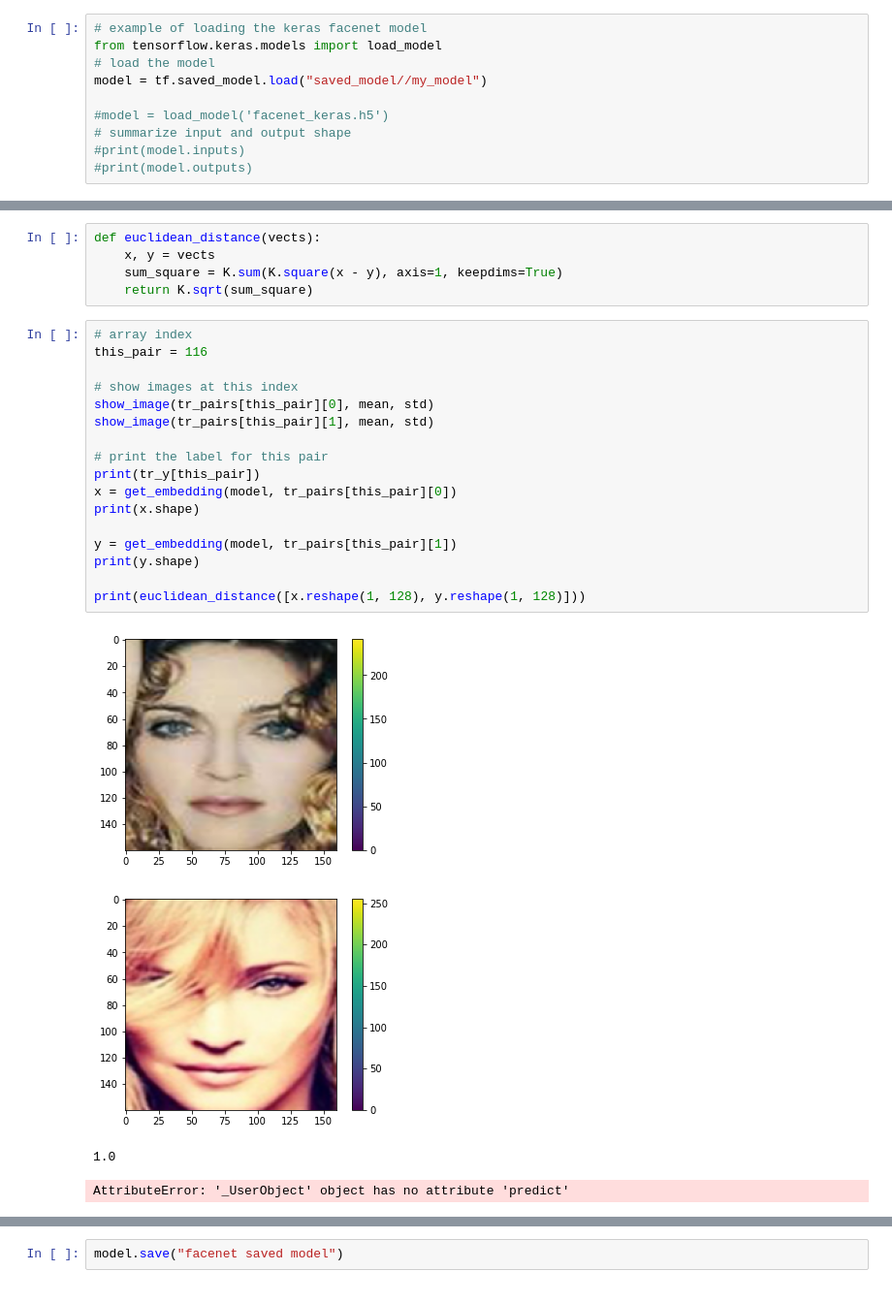
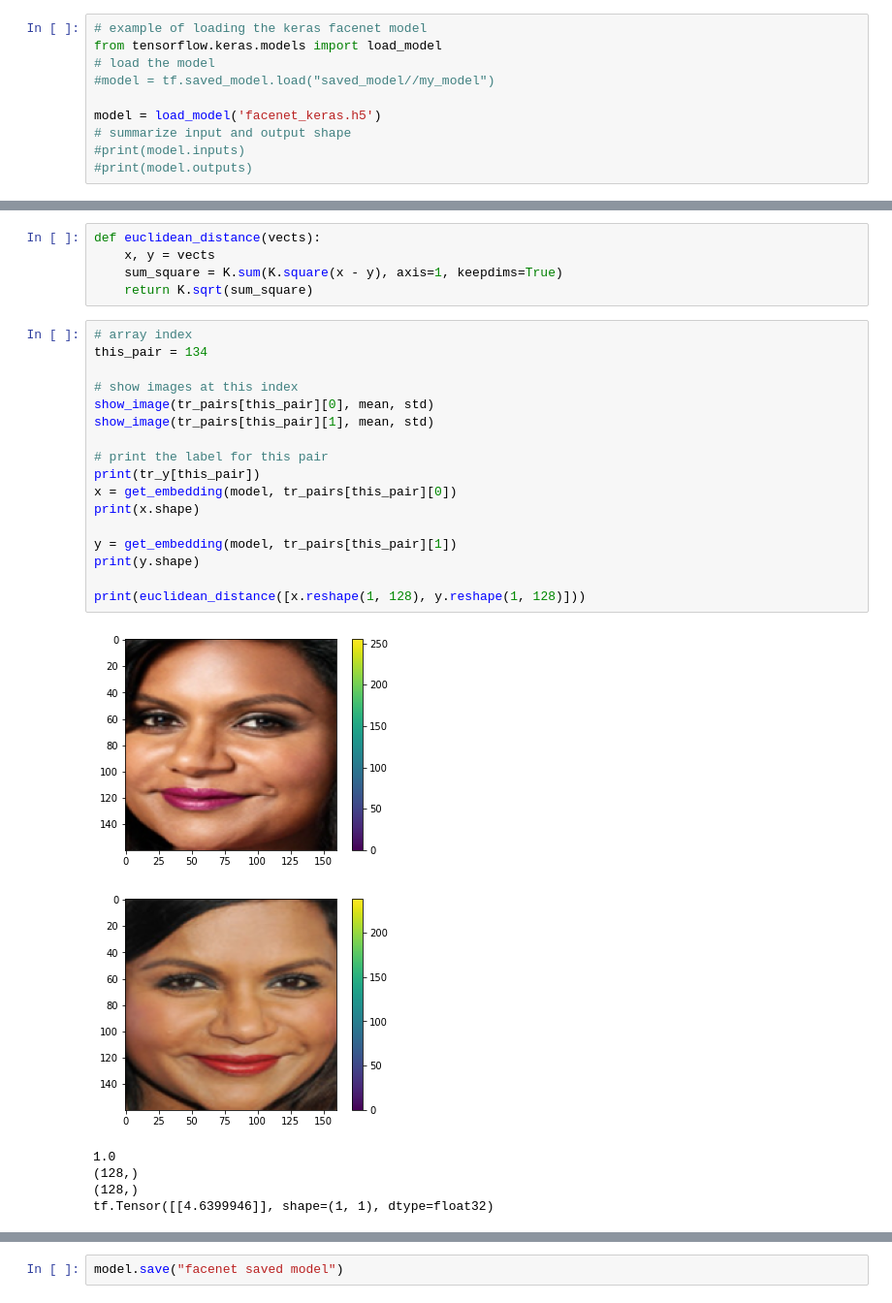
Before and after one commit to grinit10/Tensorflow-Tutorial, a Jupyter notebook: Custom Models, Layers, and Loss Functions with TensorFlow/Face recognition/Face recognition v1.ipynb, the cells around one changed output, grey strips where cells are left out. Shown at 97% size. Saved outputs shown, nothing was run; the diff lists cells and outputs as text.

```diff
--- a/Custom Models, Layers, and Loss Functions with TensorFlow/Face recognition/Face recognition v1.ipynb
+++ b/Custom Models, Layers, and Loss Functions with TensorFlow/Face recognition/Face recognition v1.ipynb
@@ -21,9 +21,9 @@ import random
 # example of loading the keras facenet model
 from tensorflow.keras.models import load_model
 # load the model
-model = tf.saved_model.load("saved_model//my_model")
+#model = tf.saved_model.load("saved_model//my_model")
 
-#model = load_model('facenet_keras.h5')
+model = load_model('facenet_keras.h5')
 # summarize input and output shape
 #print(model.inputs)
 #print(model.outputs)
@@ -130,26 +132,28 @@ def euclidean_distance(vects):
     return K.sqrt(sum_square)
 # %%
 # array index
-this_pair = 116
+this_pair = 134
 
 # show images at this index
 show_image(tr_pairs[this_pair][0], mean, std)
 show_image(tr_pairs[this_pair][1], mean, std)
 
 # print the label for this pair
 print(tr_y[this_pair])
 x = get_embedding(model, tr_pairs[this_pair][0])
 print(x.shape)
 
 y = get_embedding(model, tr_pairs[this_pair][1])
 print(y.shape)
 
 print(euclidean_distance([x.reshape(1, 128), y.reshape(1, 128)]))
 # %% [output]
-[figure, old version]
+[figure, new version]
-[figure, old version]
+[figure, new version]
 1.0
+(128,)
+(128,)
+tf.Tensor([[4.6399946]], shape=(1, 1), dtype=float32)
-AttributeError: '_UserObject' object has no attribute 'predict'
 # %%
 # array index
 this_pair = 117
```
Also changed, not shown: parts of 2 cells of this notebook, 19 other files.
